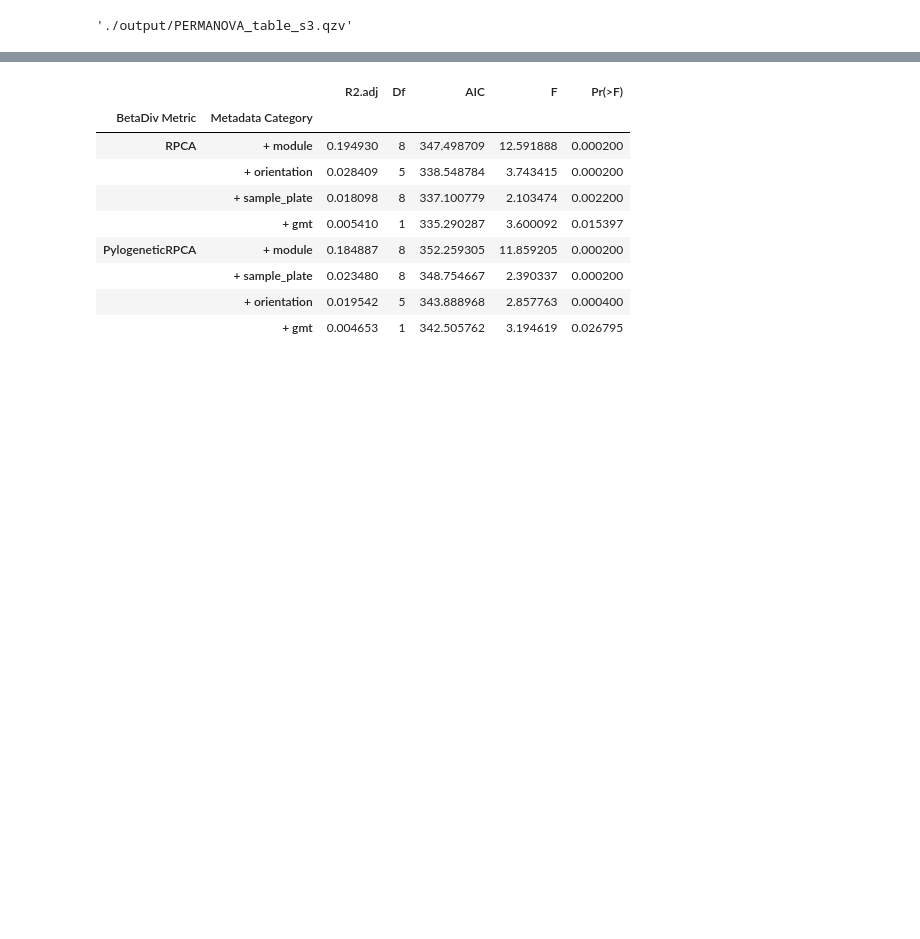
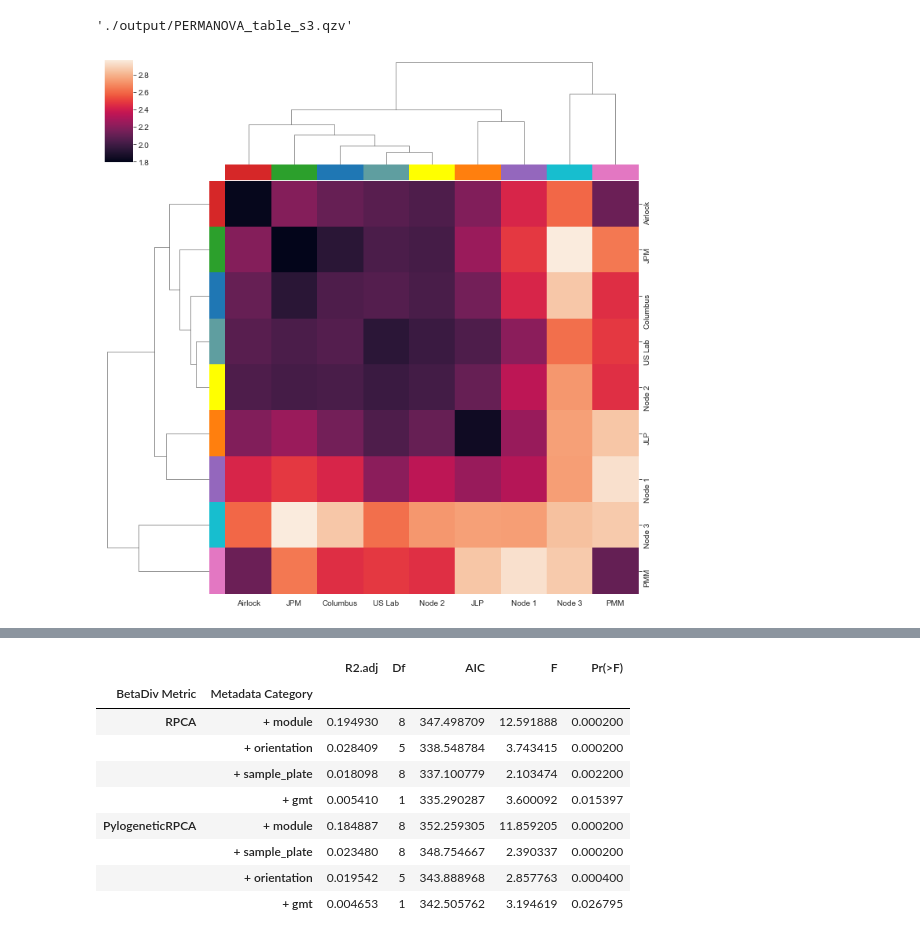
Before and after one commit to RodolfoSalido/3DMM, a Jupyter notebook: 2_3DMM_alpha_beta_diversity.ipynb, the cells around one changed output, grey strips where cells are left out. Drawn from its saved outputs; the diff is of its cells as text; code cells hidden in the pictures; blank space fills up the shorter version.

```diff
--- a/2_3DMM_alpha_beta_diversity.ipynb
+++ b/2_3DMM_alpha_beta_diversity.ipynb
@@ -726,0 +677,8 @@ See the caveats in the documentation: https://pandas.pydata.org/pandas-docs/stab
+# %%
+distances_df = pd.DataFrame()
+for module in module_distances['from'].unique():
+    distances_ = module_distances.loc[module_distances['from']==module]
+    for compare_to in distances_['to'].unique():
+        median_ = distances_.loc[distances_['to']==compare_to,'value'].median()
+        distances_.loc[distances_['to']==compare_to,'median']=median_
+        distances_df = pd.concat([distances_df,distances_[['from','to','median']].drop_duplicates()])
@@ -727,3 +703,13 @@ See the caveats in the documentation: https://pandas.pydata.org/pandas-docs/stab
+# %%
+distances_df = distances_df.loc[~distances_df['median'].isnull()].drop_duplicates()
+# %%
+modules = ['Columbus', 'Airlock', 'JPM', 'JLP', 'US Lab', 'Node 1', 'Node 2','Node 3', 'PMM']
+distances_matrix = pd.DataFrame()
+for index in modules:
+    for column in modules:
+        value_ = distances_df.loc[(distances_df['from']==index)&
+                                  (distances_df['to']==column),'median']
+        distances_matrix.loc[index,column]=float(value_)
 # %%
 phylo_RPCA_stat = beta_group_significance(deblur_phylo_rpca_rarefied.distance_matrix,
                                          metadata.get_column('module'),pairwise=True)
@@ -734,6 +720,15 @@ phylo_RPCA_stat = beta_group_significance(deblur_phylo_rpca_rarefied.distance_ma
 phylo_RPCA_stat.visualization.save('./output/PERMANOVA_table_s3.qzv')
 # %% [output]
 './output/PERMANOVA_table_s3.qzv'
+# %%
+#Fig. S2D. Finalized figure was further annotated with Illustrator.
+#Not significant [n.s.] labels were given to FDR-corrected PERMANOVA tests p-values>0.01 from Table S3.
+sns.clustermap(distances_matrix,
+               col_colors=distances_matrix.columns.map(module_colors),
+               row_colors=distances_matrix.columns.map(module_colors))
+plt.savefig('./figs/figure_s2D_heatmap_alt.svg')
+# %% [output]
+[figure, added]
 # %%
 def differential_plot(diff_df, level, color_by, x_axis, ax,
                       xtitle='title',
```
Also changed, not shown: parts of 45 cells of this notebook, 17 other files.
